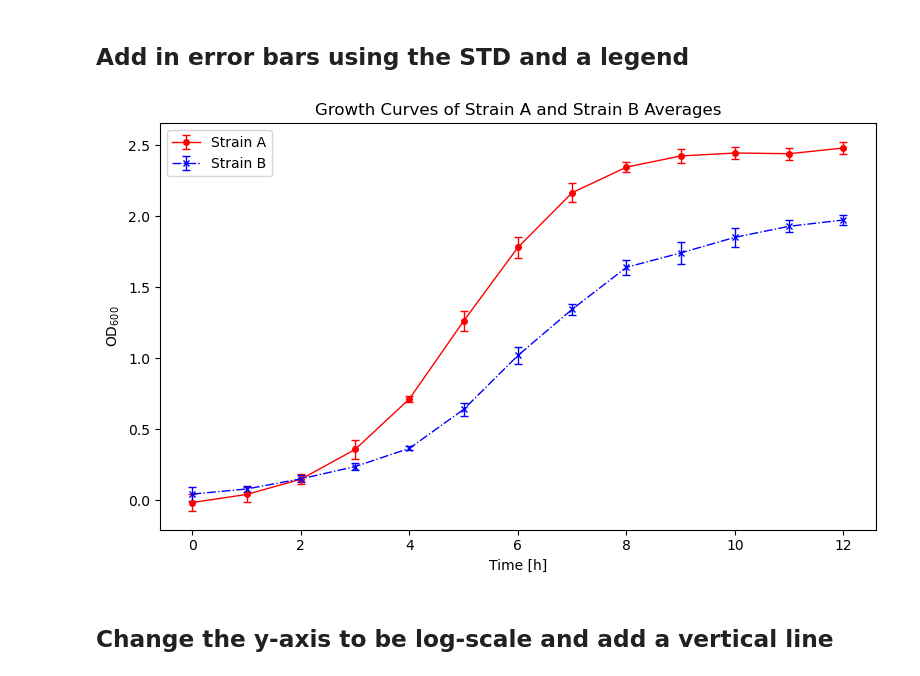
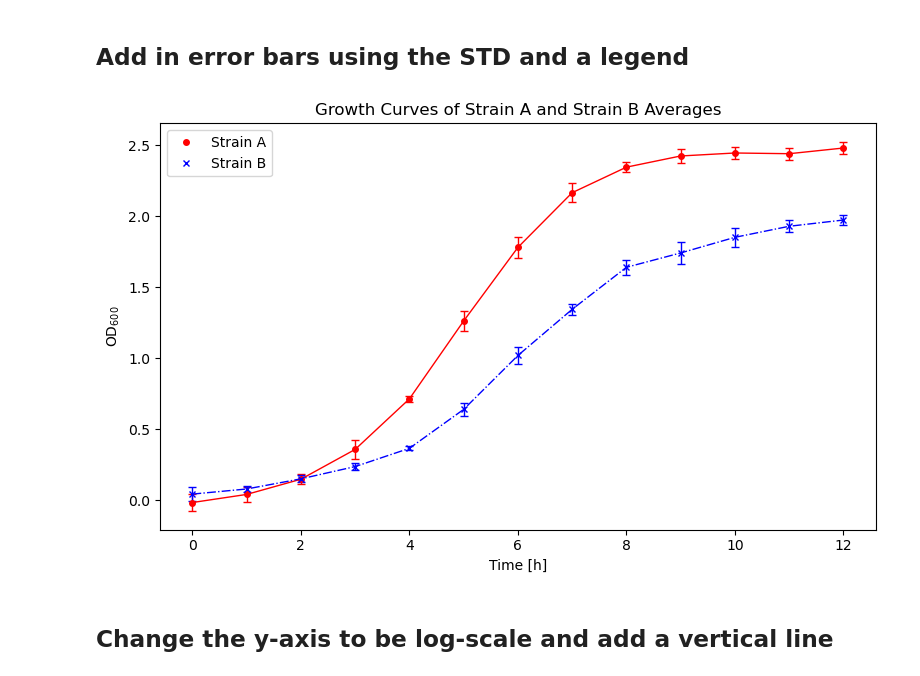
Before and after one commit to isacasini/ProgrammingWorkshop, a Jupyter notebook: 003_Plotting01.ipynb, the cells around one changed output. Drawn from its saved outputs; the diff is of its cells as text; code cells hidden in the pictures.

Commit message:
New legend style

```diff
--- a/003_Plotting01.ipynb
+++ b/003_Plotting01.ipynb
@@ -103,35 +105,40 @@ plt.show()
 fig, ax1 = plt.subplots(figsize=(8, 5))  # inches
 
 #-----------------------------------------------------------------------------------
 # New Part: Adding Error Bars to the Growth Curves
 # Plot Strain A (OD600) with error bars
 ax1.errorbar(df.index, df["A_Avg"], yerr=df["A_Std"],
              color="red", label="Strain A", marker='o', markersize=4,
              linewidth=1, linestyle='-', capsize=3)
 
 # Plot Strain B (OD600) with error bars
 ax1.errorbar(df.index, df["B_Avg"], yerr=df["B_Std"],
              color="blue", label="Strain B", marker='x', markersize=4,
              linewidth=1, linestyle='-.', capsize=3)
 
 # Add legend
-ax1.legend()
+# ax1.legend()
 #-----------------------------------------------------------------------------------
+# Remove errorbar handles from the legend by plotting invisible points for legend only
+handles, labels = ax1.get_legend_handles_labels()
+ax1.legend([plt.Line2D([0], [0], color="red", marker='o', linestyle='', linewidth=1, markersize=4),
+            plt.Line2D([0], [0], color="blue", marker='x', linestyle='', linewidth=1, markersize=4)],
+           ["Strain A", "Strain B"])
 
 # Set axes labels
 ax1.set_xlabel("Time [h]")
 ax1.set_ylabel("OD$_{600}$", color="black")
 
 # Add a title
 ax1.set_title("Growth Curves of Strain A and Strain B Averages")
 
 # Clean up the layout
 fig.tight_layout()
 
 # Show the plot
 plt.show()
 # %% [output]
-[figure, old version]
+[figure, new version]
 # %% [markdown]
 ## Change the y-axis to be log-scale and add a vertical line
 # %%
```
Also changed, not shown: parts of 2 cells of this notebook.
